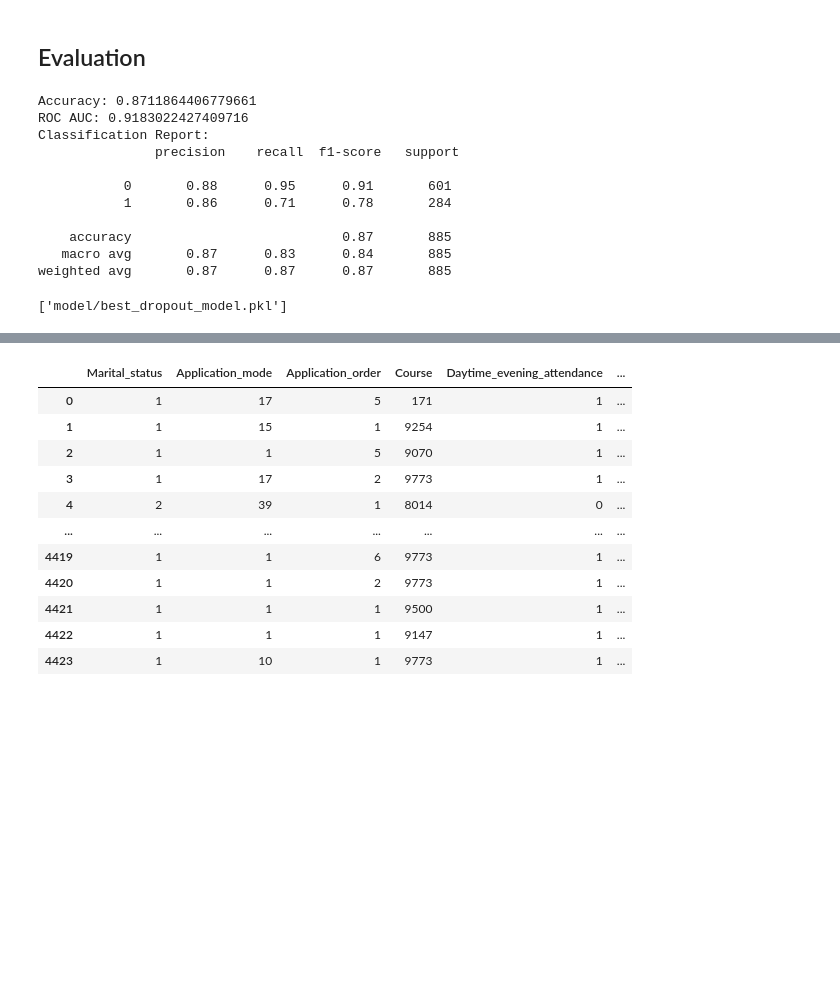
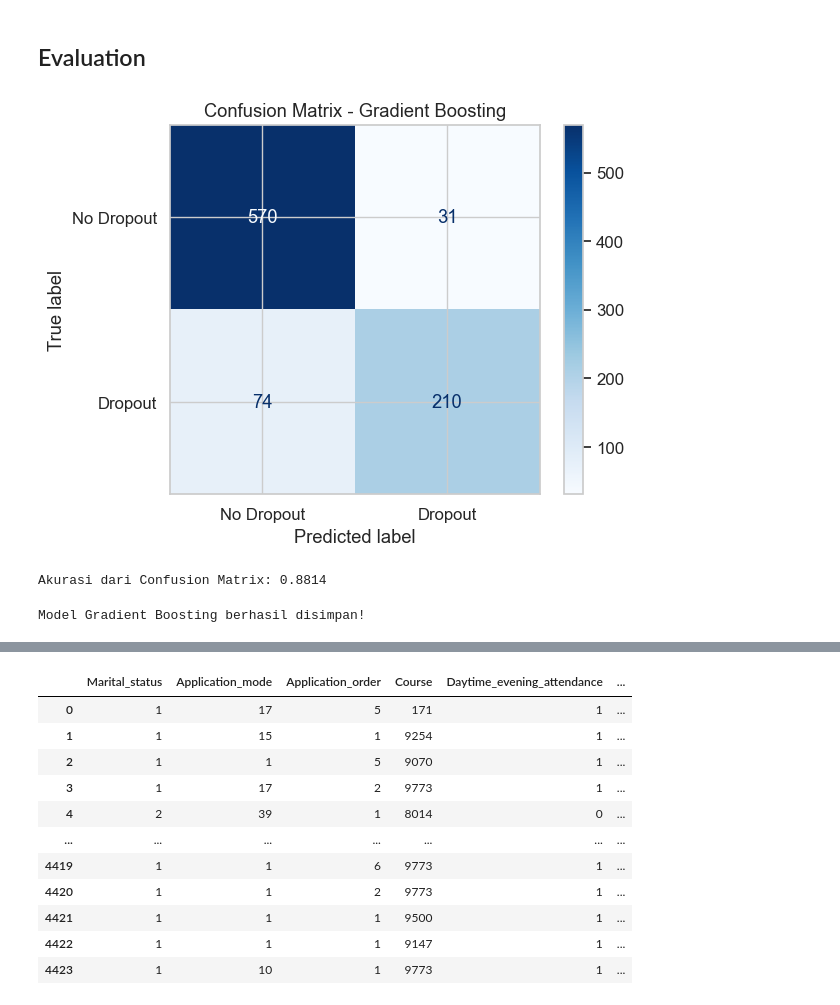
Before and after one commit to adindravickarega/dicoding_belajar_penerapan_data_science_final_submission, a Jupyter notebook: notebook.ipynb, the cells around one changed output, grey strips where cells are left out. Saved outputs shown, nothing was run; the diff lists cells and outputs as text; code cells hidden in the pictures; blank space fills up the shorter version.

```diff
--- a/notebook.ipynb
+++ b/notebook.ipynb
@@ -852,12 +852,3 @@ preprocessor = ColumnTransformer(
 )
 # %% [markdown]
 ## Modeling
-# %%
-# Define the model pipeline
-pipeline = Pipeline(steps=[
-    ('preprocessor', preprocessor),
-    ('classifier', RandomForestClassifier(random_state=42))
-])
-
-# Train the model
-pipeline.fit(X_train, y_train)
@@ -882,28 +904,42 @@ Pipeline(steps=[('preprocessor',
 # %% [markdown]
 ## Evaluation
-# %%
-# Evaluate the model on the test set
-y_pred = pipeline.predict(X_test)
-y_proba = pipeline.predict_proba(X_test)[:, 1]
-
-print("Accuracy:", accuracy_score(y_test, y_pred))
-print("ROC AUC:", roc_auc_score(y_test, y_proba))
-print("Classification Report:\n", classification_report(y_test, y_pred))
-# %% [output]
-Accuracy: 0.8711864406779661
-ROC AUC: 0.9183022427409716
-Classification Report:
-               precision    recall  f1-score   support
-
-           0       0.88      0.95      0.91       601
-           1       0.86      0.71      0.78       284
-
-    accuracy                           0.87       885
-   macro avg       0.87      0.83      0.84       885
-weighted avg       0.87      0.87      0.87       885
-# %%
-# Save preprocessor and model
-joblib.dump(preprocessor, "model/preprocessor.pkl")
-joblib.dump(pipeline.named_steps['classifier'], "model/best_dropout_model.pkl")
-# %% [output]
-['model/best_dropout_model.pkl']
+# %%
+from sklearn.metrics import confusion_matrix, ConfusionMatrixDisplay, accuracy_score
+
+# Prediksi test set
+y_pred_gb = pipeline.predict(X_test)
+
+# Hitung confusion matrix
+cm = confusion_matrix(y_test, y_pred_gb)
+
+# Tampilkan confusion matrix
+disp = ConfusionMatrixDisplay(confusion_matrix=cm, display_labels=['No Dropout', 'Dropout'])
+disp.plot(cmap='Blues')
+plt.title('Confusion Matrix - Gradient Boosting')
+plt.show()
+
+# Hitung akurasi manual dari confusion matrix
+tn, fp, fn, tp = cm.ravel()  # unpack confusion matrix
+manual_accuracy = (tp + tn) / (tn + fp + fn + tp)
+
+print(f"Akurasi dari Confusion Matrix: {manual_accuracy:.4f}")
+# %% [output]
+[figure, added]
+Akurasi dari Confusion Matrix: 0.8814
+# %%
+best_model = GradientBoostingClassifier(random_state=42)
+
+# Kita training lagi (kalau belum) dengan preprocessor
+pipeline_best = Pipeline(steps=[
+    ('preprocessor', preprocessor),
+    ('classifier', best_model)
+])
+
+pipeline_best.fit(X_train, y_train)
+
+# Lalu simpan model pipeline ini
+joblib.dump(pipeline_best, "model/gradient_boosting_dropout_model.pkl")
+
+print("Model Gradient Boosting berhasil disimpan!")
+# %% [output]
+Model Gradient Boosting berhasil disimpan!
```
Also changed, not shown: parts of 6 cells of this notebook.
